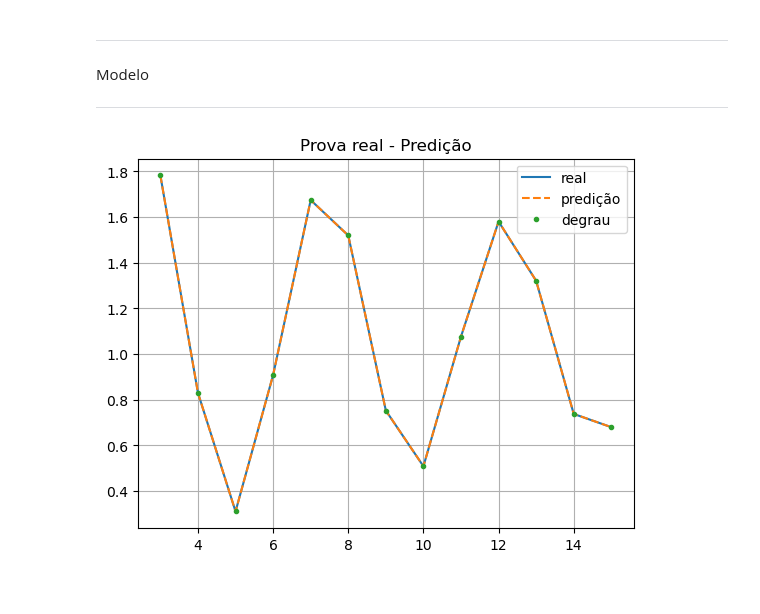
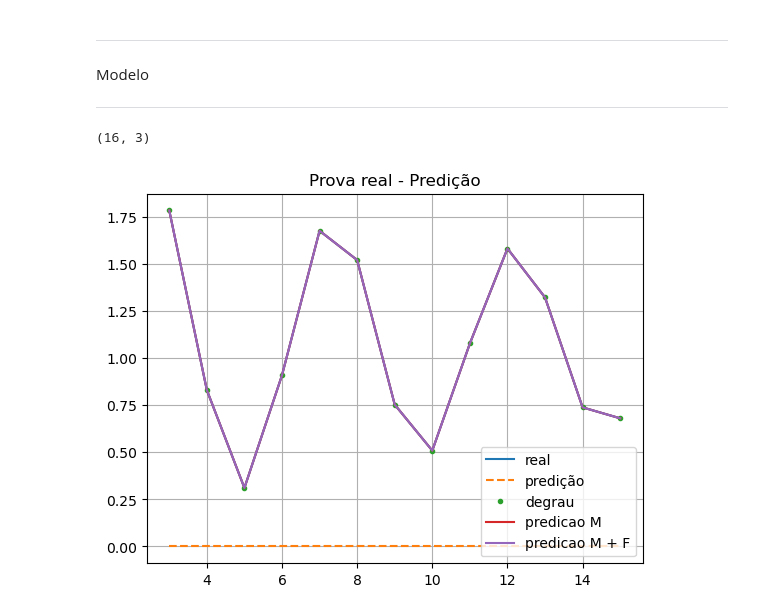
Before and after one commit to AlisonTristao/renovaveis, a Jupyter notebook: carima.ipynb, the cells around one changed output. Drawn from its saved outputs; the diff is of its cells as text; code cells hidden in the pictures.

```diff
--- a/carima.ipynb
+++ b/carima.ipynb
@@ -67,9 +67,9 @@ def get_M_and_g(H, N):
     g = M[:, 0]
 
     # M without last column
-    #M = M[:, :-1]
+    M = M[:, :-1]
 
-    return g
+    return g, M
 
 def get_G(g, N_u, N):
     # G = N x N_u
@@ -85,10 +85,10 @@ def get_G(g, N_u, N):
 # generate all matrices
 def generate_matrices(H, N_u, N):
     F = get_F(H, N)
-    g = get_M_and_g(H, N)
+    g, M = get_M_and_g(H, N)
     G = get_G(g, N_u, N)
 
-    return F, G
+    return F, G, M
 # %% [markdown]
 ---
 Modelo
@@ -117,23 +117,28 @@ H_u = H_u * delta
 H_q = ctrl.TransferFunction(C, A, Ts)
 H_q = H_q * delta
 # %%
-F, G = generate_matrices(H_u, N_u=3, N=16)
+F, G, M = generate_matrices(H_u, N_u=3, N=16)
+print(M.shape)
+
 time, y1 = H_u.impulse_response(T=15)
 
-y1_reverse = y1[:3]
-y1_reverse = y1_reverse[::-1]
-y2 = F @ y1_reverse[:3].T
-
+y2 = F @ np.array([0, 0, 0])
 delta_u = [1, 0, 0]
 y3 = G @ delta_u
+
+delta_u_past = [1, 0, 0]
+y4 = M @ delta_u_past
 
 # plot
 plt.plot(time[3:], y1[3:], label="real")
 plt.plot(time[3:], y2[:13], '--', label="predição")
 plt.plot(time[3:], y3[3:], '.', label="degrau")
+plt.plot(time[3:], y4[3:16], label="predicao M")
+plt.plot(time[3:], y4[3:16] + y2[3:16], label="predicao M + F")
 plt.title("Prova real - Predição")
 plt.legend()
 plt.grid()
 plt.show()
 # %% [output]
+(16, 3)
-[figure, old version]
+[figure, new version]
```
Also changed, not shown: 7 other files.
